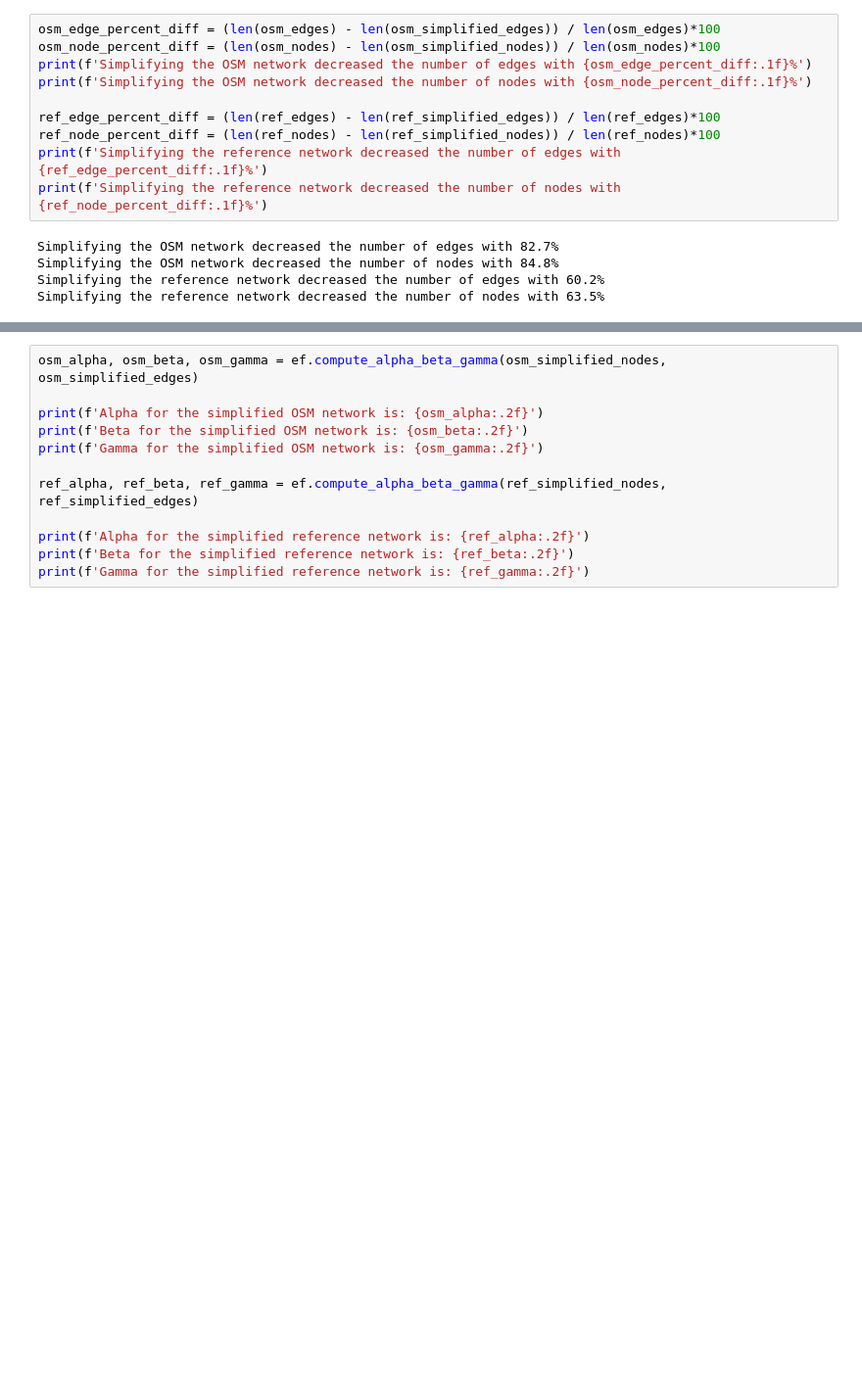
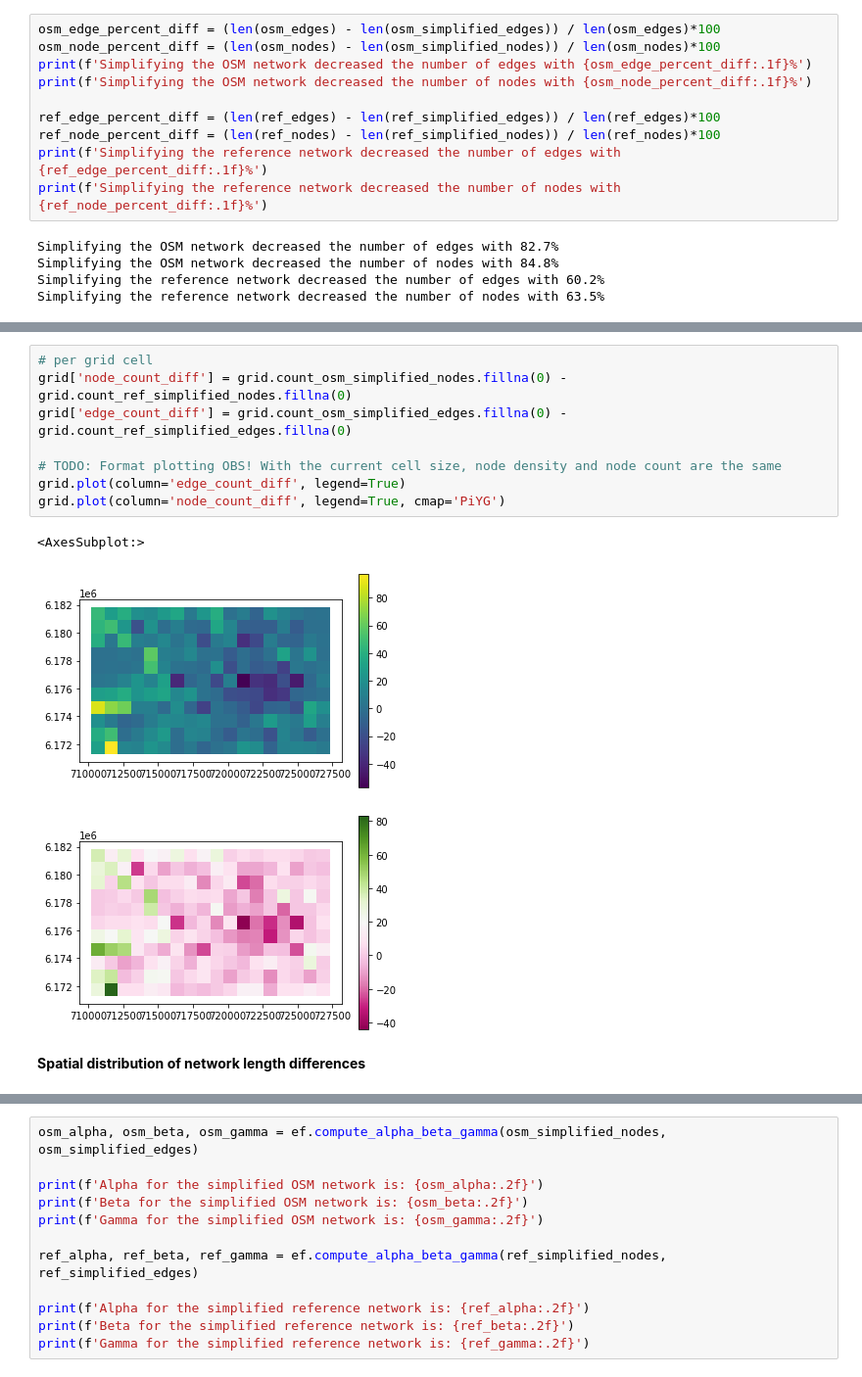
Before and after one commit to anerv/cycling_data_quality, a Jupyter notebook: scripts/extrinsinc_analysis.ipynb, the cells around one changed output, grey strips where cells are left out. Shown at 98% size. Saved outputs shown, nothing was run; the diff lists cells and outputs as text; blank space fills up the shorter version.

```diff
--- a/scripts/extrinsinc_analysis.ipynb
+++ b/scripts/extrinsinc_analysis.ipynb
@@ -210,0 +294,14 @@ Simplifying the reference network decreased the number of nodes with 63.5%
+# %%
+# per grid cell
+grid['node_count_diff'] = grid.count_osm_simplified_nodes.fillna(0) - grid.count_ref_simplified_nodes.fillna(0)
+grid['edge_count_diff'] = grid.count_osm_simplified_edges.fillna(0) - grid.count_ref_simplified_edges.fillna(0)
+
+# TODO: Format plotting OBS! With the current cell size, node density and node count are the same
+grid.plot(column='edge_count_diff', legend=True)
+grid.plot(column='node_count_diff', legend=True, cmap='PiYG')
+# %% [output]
+<AxesSubplot:>
+[figure, added]
+[figure, added]
+# %% [markdown]
+**Spatial distribution of network length differences**
```
Also changed, not shown: parts of 21 cells of this notebook, 2 other files.
